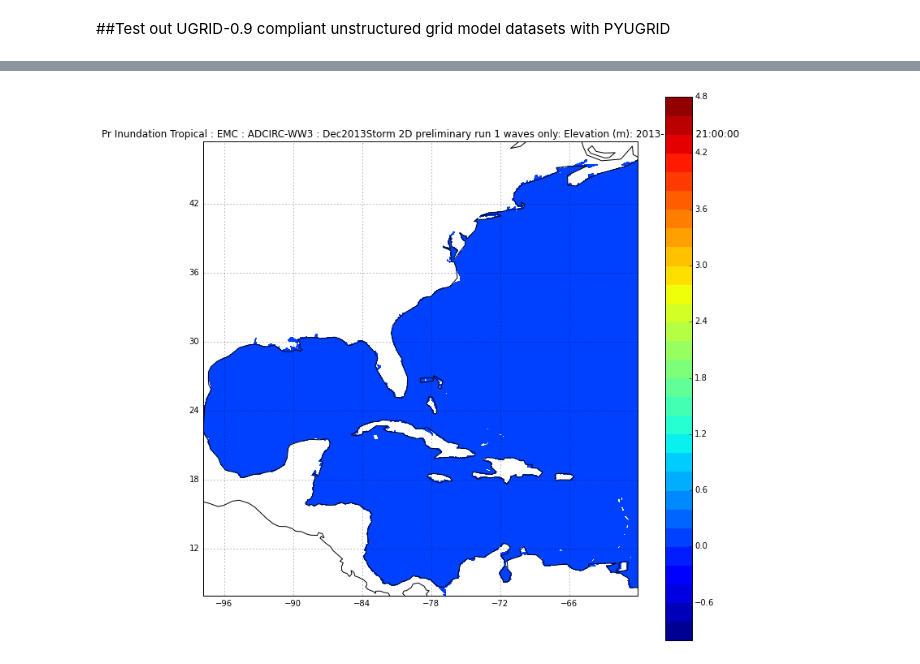
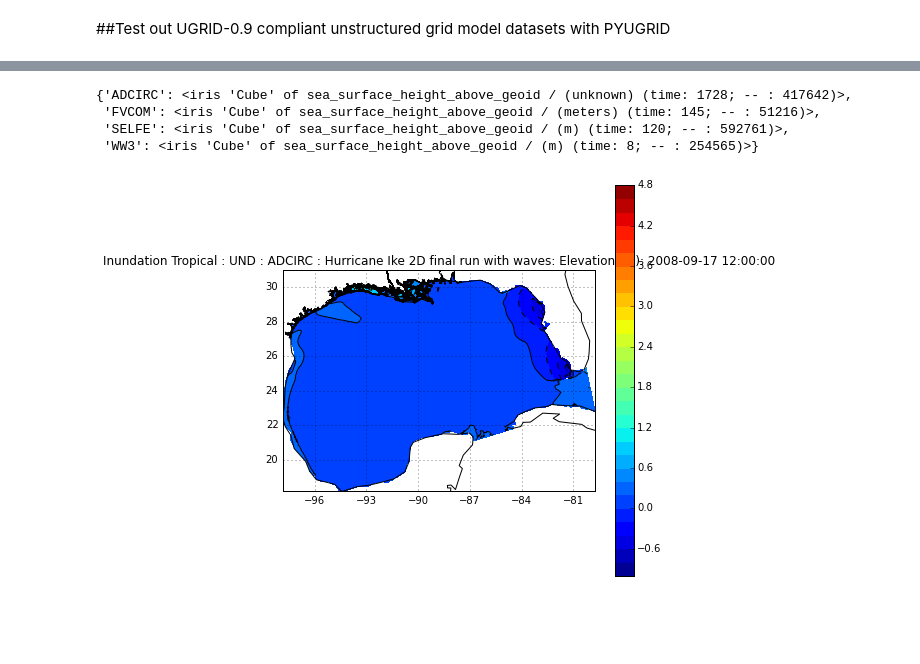
Before and after one commit to ioos/comt, a Jupyter notebook: python/pyugrid_test.ipynb, the cells around one changed output, grey strips where cells are left out. Saved outputs shown, nothing was run; the diff lists cells and outputs as text; code cells hidden in the pictures; blank space fills up the shorter version.

```diff
--- a/python/pyugrid_test.ipynb
+++ b/python/pyugrid_test.ipynb
@@ -70,0 +34,7 @@ zcube = cube[ind]
+# %%
+cubes
+# %% [output]
+{'ADCIRC': <iris 'Cube' of sea_surface_height_above_geoid / (unknown) (time: 1728; -- : 417642)>,
+ 'FVCOM': <iris 'Cube' of sea_surface_height_above_geoid / (meters) (time: 145; -- : 51216)>,
+ 'SELFE': <iris 'Cube' of sea_surface_height_above_geoid / (m) (time: 120; -- : 592761)>,
+ 'WW3': <iris 'Cube' of sea_surface_height_above_geoid / (m) (time: 8; -- : 254565)>}
@@ -71,17 +65,33 @@ zcube = cube[ind]
 # %%
-figure(figsize=(12,12))
-ax = plt.axes(projection=ccrs.PlateCarree())
-ax.set_extent([lon.min(), lon.max(), lat.min(), lat.max()])
-ax.coastlines()
-levs=arange(-1,5,.2)
-tricontourf(triang, zcube.data, levels=levs)
-colorbar()
-tricontour(triang, zcube.data, colors='k',levels=levs)
-tvar = cube.coord('time')
-tstr = tvar.units.num2date(tvar.points[ind])
-gl = ax.gridlines(draw_labels=True)
-gl.xlabels_top = False
-gl.ylabels_right = False
-title('%s: Elevation (m): %s' % (zcube.attributes['title'],tstr));
+%matplotlib inline
+
+import numpy as np
+import cartopy.crs as ccrs
+import matplotlib.pyplot as plt
+
+def plot_model(model):
+    cube = cubes[model]
+    lon = cube.mesh.nodes[:, 0]
+    lat = cube.mesh.nodes[:, 1]
+    ind = -1 # just take the last time index for now
+    zcube = cube[ind]
+    triang = tris[model]
+
+    fig, ax = plt.subplots(figsize=(7, 7),
+                           subplot_kw=dict(projection=ccrs.PlateCarree()))
+    ax.set_extent([lon.min(), lon.max(), lat.min(), lat.max()])
+    ax.coastlines()
+    levs = np.arange(-1, 5, 0.2)
+    cs = ax.tricontourf(triang, zcube.data, levels=levs)
+    fig.colorbar(cs)
+    ax.tricontour(triang, zcube.data, colors='k',levels=levs)
+    tvar = cube.coord('time')
+    tstr = tvar.units.num2date(tvar.points[ind])
+    gl = ax.gridlines(draw_labels=True)
+    gl.xlabels_top = gl.ylabels_right = False
+    title = ax.set_title('%s: Elevation (m): %s' % (zcube.attributes['title'], tstr))
+    return fig, ax
-# %% [output]
-[figure, removed]
+# %%
+fig, ax = plot_model('ADCIRC')
+# %% [output]
+[figure, added]
```
Also changed, not shown: parts of 17 cells of this notebook, 1 other file.
